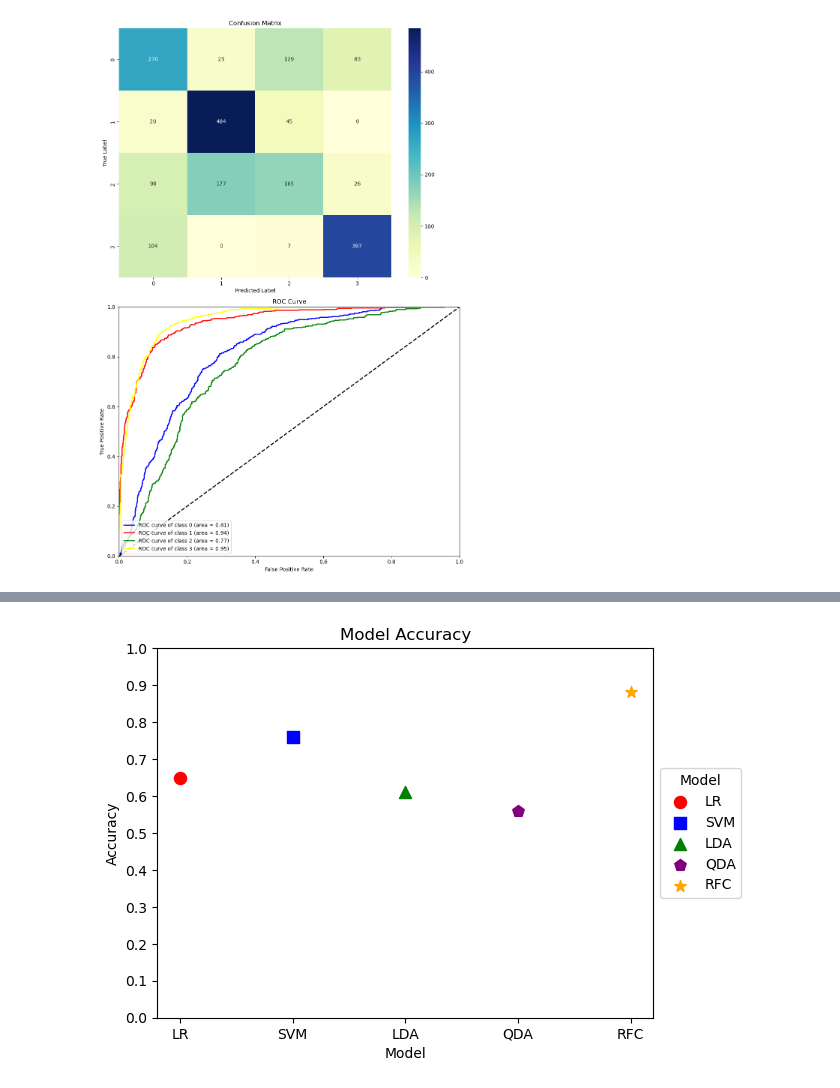
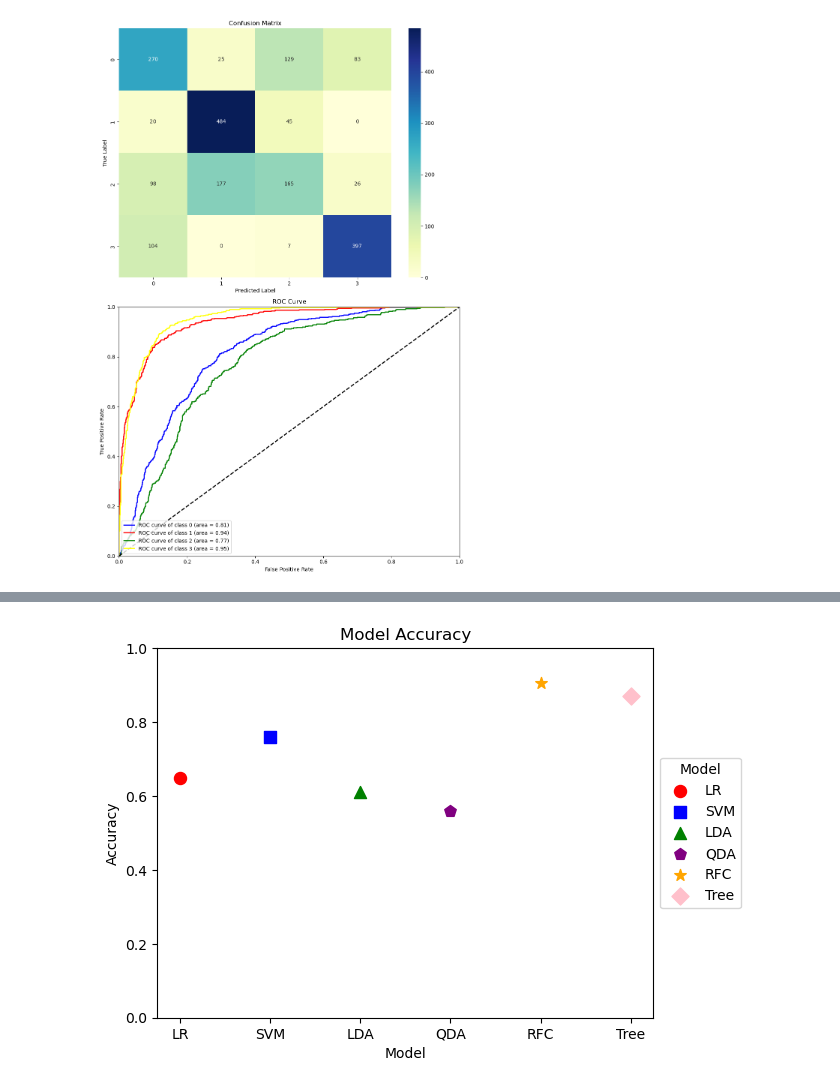
Before and after one commit to DinoZeyu/DSAN-5300-Group-22-Final-Project, a Jupyter notebook: x.ipynb, the cells around one changed output, grey strips where cells are left out. Drawn from its saved outputs; the diff is of its cells as text; code cells hidden in the pictures.

```diff
--- a/x.ipynb
+++ b/x.ipynb
@@ -154,0 +209,20 @@ params_qda_grid = {'reg_param': [0.1, 1, 10]}
+# %%
+model_rfc = Classifier(params_rfc=params_rfc)
+
+y_pred_rfc, y_prob_rfc = model_rfc.fit(X_train, y_train, X_test, 'rfc')
+
+
+best_parameters, y_pred_opt = model_rfc.tune(X_train, y_train, X_test, params_rfc_grid, 'rfc')
+print(f"Best parameters: {best_parameters}")
+
+auc_score, rfc_accuracy, report, confusion, percision, recall, f1, support = model_rfc.report(y_pred_opt, y_test, y_prob_rfc)
+
+print(f"AUC Score: {auc_score}")
+print(f"Accuracy: {rfc_accuracy}")
+print(f"Report: {report}")
+print(f"Precision: {percision}")
+print(f"Recall: {recall}")
+print(f"F1 Score: {f1}")
+print(f"Support: {support}")
+
+model_rfc.plot(confusion, y_prob_rfc, y_test)
@@ -330,5 +424,5 @@ F1: 0.6362219900115724
 Support: [507 549 466 508]
 [figure]
 # %%
-table = pd.DataFrame({'Model': ['LR', 'SVM', 'LDA', 'QDA', 'RFC'],
-                      'Accuracy': [lrg_accuracy, svm_accuracy, lda_accuracy, qda_accuracy, 0.88]})
+table = pd.DataFrame({'Model': ['LR', 'SVM', 'LDA', 'QDA', 'RFC', 'Tree'],
+                      'Accuracy': [lrg_accuracy, svm_accuracy, lda_accuracy, qda_accuracy, rfc_accuracy, tree_accuracy]})
@@ -342,29 +429,29 @@ table = pd.DataFrame({'Model': ['LR', 'SVM', 'LDA', 'QDA', 'RFC'],
 # %%
-color_dict = {'LR': 'red', 'SVM': 'blue', 'LDA': 'green', 'QDA': 'purple', 'RFC': 'orange'}
-marker_dict = {'LR': 'o', 'SVM': 's', 'LDA': '^', 'QDA': 'p', 'RFC': '*'}
+color_dict = {'LR': 'red', 'SVM': 'blue', 'LDA': 'green', 'QDA': 'purple', 'RFC': 'orange', 'Tree': 'pink'}
+marker_dict = {'LR': 'o', 'SVM': 's', 'LDA': '^', 'QDA': 'p', 'RFC': '*', 'Tree': 'D'}
 
 # Get current axis and its legend labels to manage legend entries
 ax = plt.gca()
 legend_labels = set()
 
 # Create a scatter plot with different markers and colors
 for i, row in table.iterrows():
     if row['Model'] not in legend_labels:
         plt.scatter(row['Model'], row['Accuracy'], color=color_dict[row['Model']],
                     marker=marker_dict[row['Model']], label=row['Model'], s = 75)
         legend_labels.add(row['Model'])
     else:
         plt.scatter(row['Model'], row['Accuracy'], color=color_dict[row['Model']],
                     marker=marker_dict[row['Model']], s = 75)
 
 # Adding labels and title
 plt.title('Model Accuracy')
 plt.xlabel('Model')
 plt.ylabel('Accuracy')
-plt.yticks(np.arange(0, 1.1, 0.1))
+plt.yticks(np.arange(0, 1.1, 0.2))
 
 # Adding legend to show marker and color associations
 plt.legend(title="Model", loc='center left', bbox_to_anchor=(1, 0.5))
 plt.show()
 # %% [output]
-[figure, old version]
+[figure, new version]
```
Also changed, not shown: parts of 4 cells of this notebook, 1 other file.
